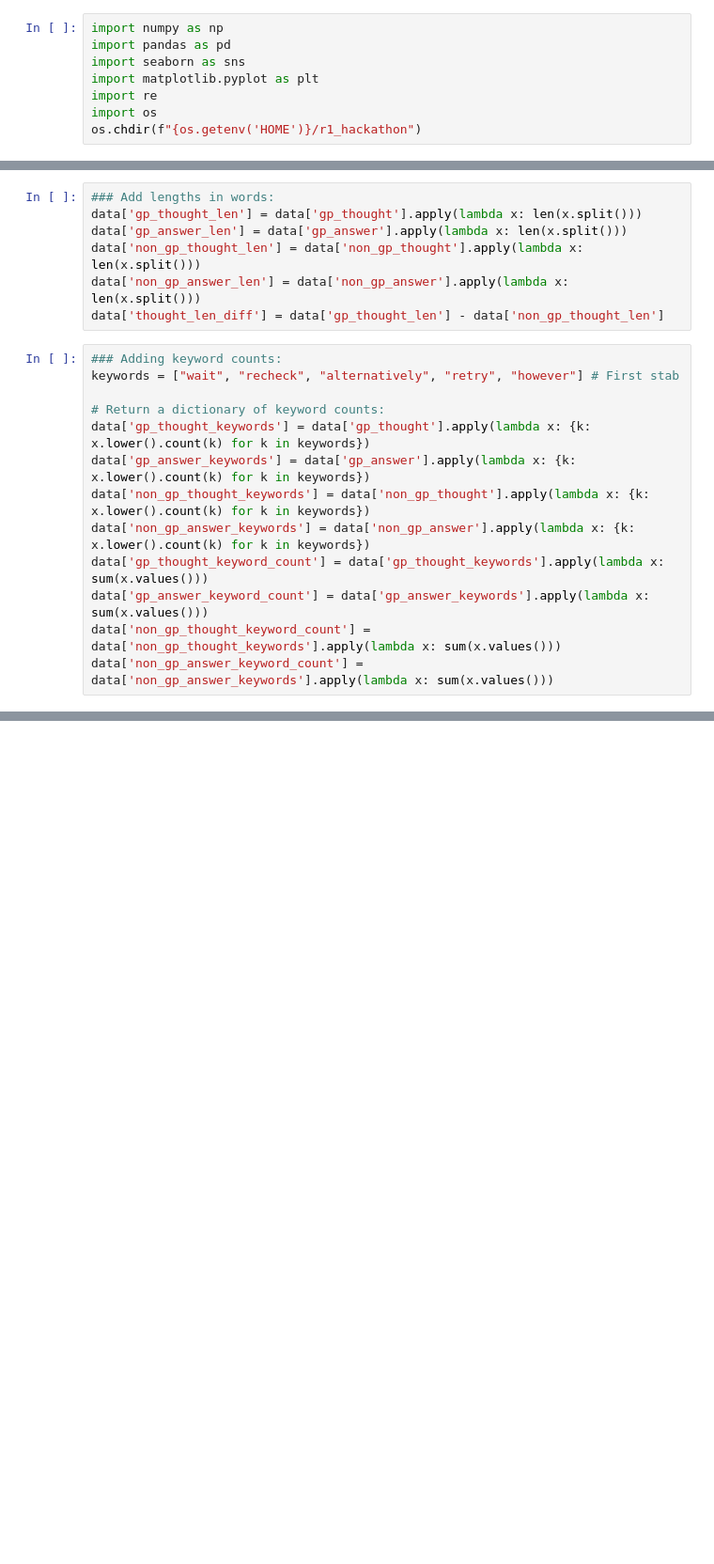
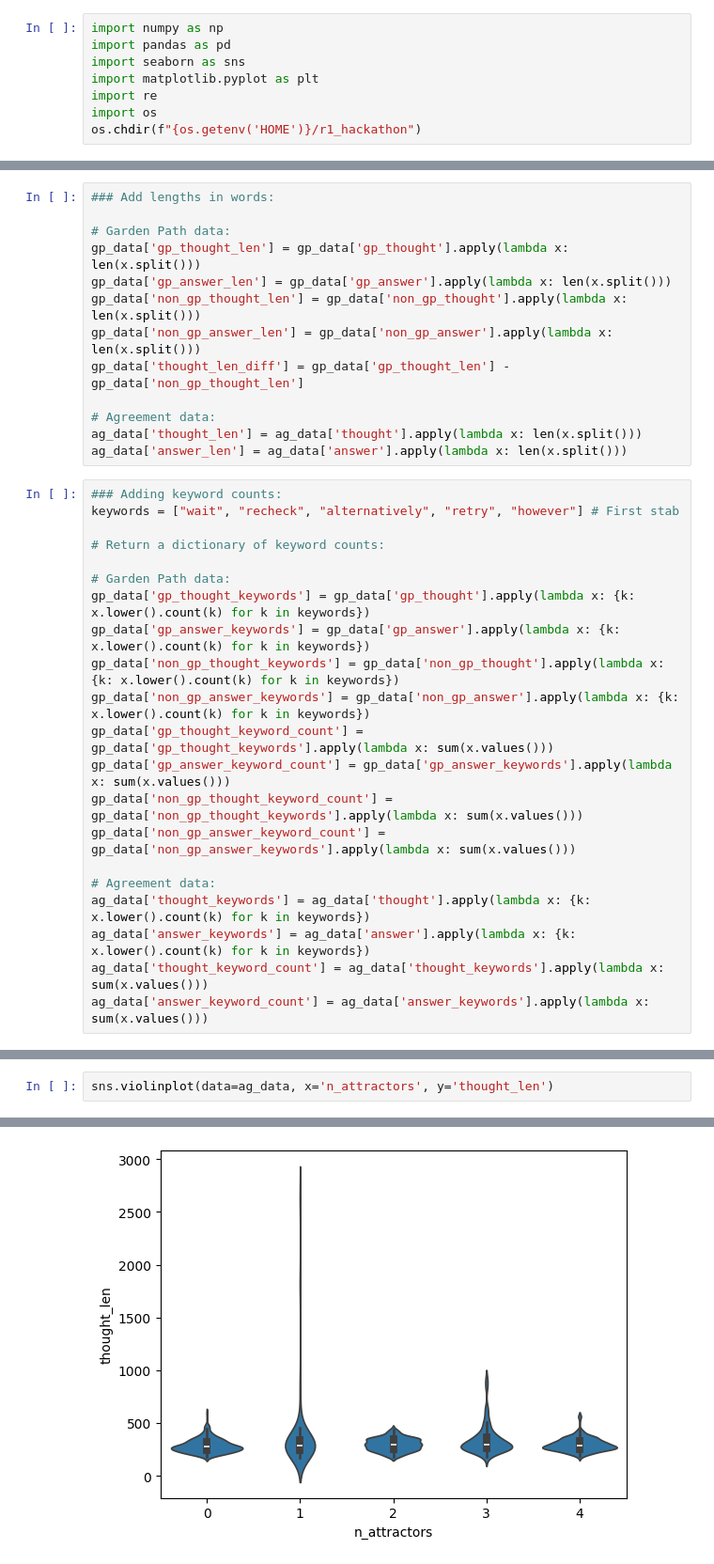
Before and after one commit to grvkamath/r1_hackathon, a Jupyter notebook: analysis.ipynb, the cells around one changed output, grey strips where cells are left out. Shown at 94% size. Drawn from its saved outputs; the diff is of its cells as text; blank space fills up the shorter version.

Commit message:
agreement data + results

```diff
--- a/analysis.ipynb
+++ b/analysis.ipynb
@@ -37,20 +55,34 @@ data['non_gp_answer'] = data['non_gp_response'].apply(extract_answer)
 # %%
 ### Add lengths in words:
-data['gp_thought_len'] = data['gp_thought'].apply(lambda x: len(x.split()))
-data['gp_answer_len'] = data['gp_answer'].apply(lambda x: len(x.split()))
-data['non_gp_thought_len'] = data['non_gp_thought'].apply(lambda x: len(x.split()))
-data['non_gp_answer_len'] = data['non_gp_answer'].apply(lambda x: len(x.split()))
-data['thought_len_diff'] = data['gp_thought_len'] - data['non_gp_thought_len']
+
+# Garden Path data:
+gp_data['gp_thought_len'] = gp_data['gp_thought'].apply(lambda x: len(x.split()))
+gp_data['gp_answer_len'] = gp_data['gp_answer'].apply(lambda x: len(x.split()))
+gp_data['non_gp_thought_len'] = gp_data['non_gp_thought'].apply(lambda x: len(x.split()))
+gp_data['non_gp_answer_len'] = gp_data['non_gp_answer'].apply(lambda x: len(x.split()))
+gp_data['thought_len_diff'] = gp_data['gp_thought_len'] - gp_data['non_gp_thought_len']
+
+# Agreement data:
+ag_data['thought_len'] = ag_data['thought'].apply(lambda x: len(x.split()))
+ag_data['answer_len'] = ag_data['answer'].apply(lambda x: len(x.split()))
 # %%
 ### Adding keyword counts:
 keywords = ["wait", "recheck", "alternatively", "retry", "however"] # First stab
 
 # Return a dictionary of keyword counts:
-data['gp_thought_keywords'] = data['gp_thought'].apply(lambda x: {k: x.lower().count(k) for k in keywords})
-data['gp_answer_keywords'] = data['gp_answer'].apply(lambda x: {k: x.lower().count(k) for k in keywords})
-data['non_gp_thought_keywords'] = data['non_gp_thought'].apply(lambda x: {k: x.lower().count(k) for k in keywords})
-data['non_gp_answer_keywords'] = data['non_gp_answer'].apply(lambda x: {k: x.lower().count(k) for k in keywords})
-data['gp_thought_keyword_count'] = data['gp_thought_keywords'].apply(lambda x: sum(x.values()))
-data['gp_answer_keyword_count'] = data['gp_answer_keywords'].apply(lambda x: sum(x.values()))
-data['non_gp_thought_keyword_count'] = data['non_gp_thought_keywords'].apply(lambda x: sum(x.values()))
-data['non_gp_answer_keyword_count'] = data['non_gp_answer_keywords'].apply(lambda x: sum(x.values()))
+
+# Garden Path data:
+gp_data['gp_thought_keywords'] = gp_data['gp_thought'].apply(lambda x: {k: x.lower().count(k) for k in keywords})
+gp_data['gp_answer_keywords'] = gp_data['gp_answer'].apply(lambda x: {k: x.lower().count(k) for k in keywords})
+gp_data['non_gp_thought_keywords'] = gp_data['non_gp_thought'].apply(lambda x: {k: x.lower().count(k) for k in keywords})
+gp_data['non_gp_answer_keywords'] = gp_data['non_gp_answer'].apply(lambda x: {k: x.lower().count(k) for k in keywords})
+gp_data['gp_thought_keyword_count'] = gp_data['gp_thought_keywords'].apply(lambda x: sum(x.values()))
+gp_data['gp_answer_keyword_count'] = gp_data['gp_answer_keywords'].apply(lambda x: sum(x.values()))
+gp_data['non_gp_thought_keyword_count'] = gp_data['non_gp_thought_keywords'].apply(lambda x: sum(x.values()))
+gp_data['non_gp_answer_keyword_count'] = gp_data['non_gp_answer_keywords'].apply(lambda x: sum(x.values()))
+
+# Agreement data:
+ag_data['thought_keywords'] = ag_data['thought'].apply(lambda x: {k: x.lower().count(k) for k in keywords})
+ag_data['answer_keywords'] = ag_data['answer'].apply(lambda x: {k: x.lower().count(k) for k in keywords})
+ag_data['thought_keyword_count'] = ag_data['thought_keywords'].apply(lambda x: sum(x.values()))
+ag_data['answer_keyword_count'] = ag_data['answer_keywords'].apply(lambda x: sum(x.values()))
@@ -283,0 +346,3 @@ Run 5: 95% C.I. of difference in thought lengths: ConfidenceInterval(low=np.floa
+# %%
+sns.violinplot(data=ag_data, x='n_attractors', y='thought_len')
+# %% [output]
@@ -283,0 +350 @@ Run 5: 95% C.I. of difference in thought lengths: ConfidenceInterval(low=np.floa
+[figure, added]
```
Also changed, not shown: parts of 17 cells of this notebook, 9 other files.
